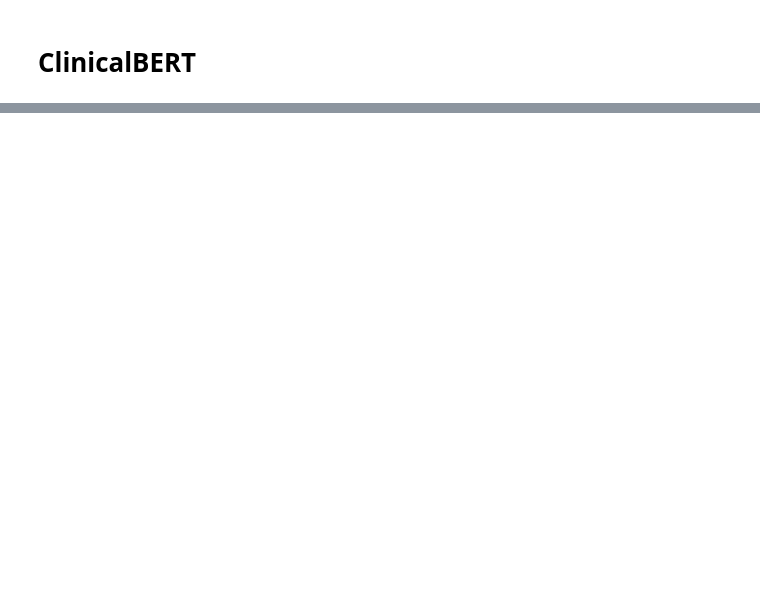
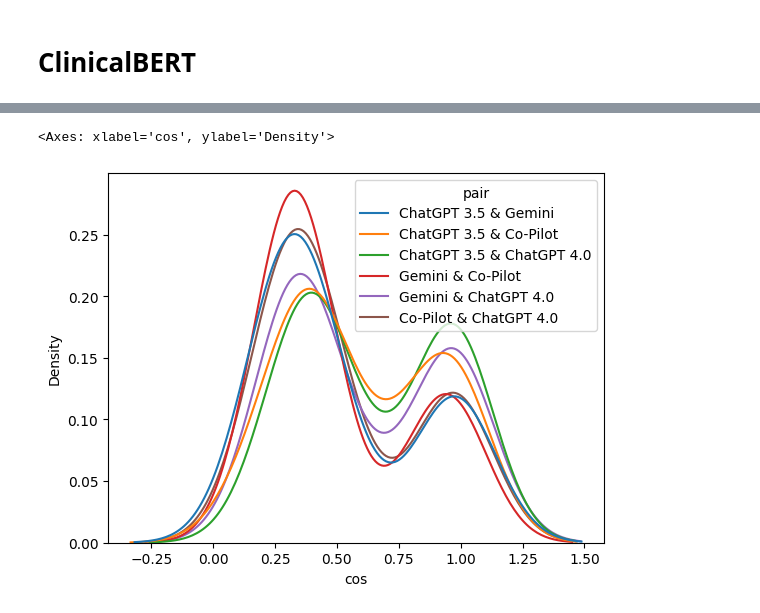
Before and after one commit to hclent/temp, a Jupyter notebook: LLM_for_BCC.ipynb, the cells around one changed output, grey strips where cells are left out. Cells and saved outputs as stored; diff of their text form; code cells hidden in the pictures; blank space fills up the shorter version.

```diff
--- a/LLM_for_BCC.ipynb
+++ b/LLM_for_BCC.ipynb
@@ -266,0 +148,5 @@ plot_lengths(df)
+# %%
+sns.kdeplot(data=bert_cs_dict, x="cos", hue="pair")
+# %% [output]
+<Axes: xlabel='cos', ylabel='Density'>
+[figure, added]
```
Also changed, not shown: parts of 23 cells of this notebook.
